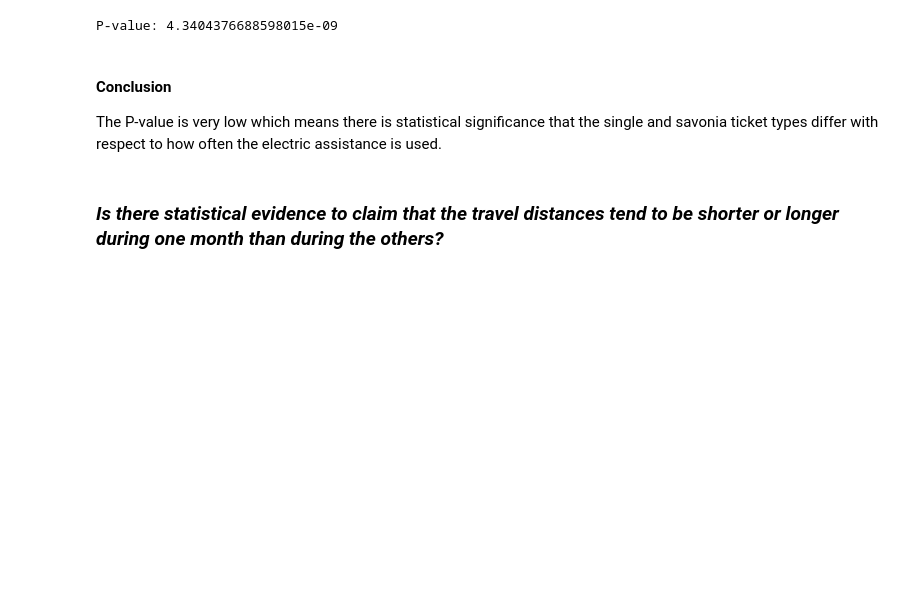
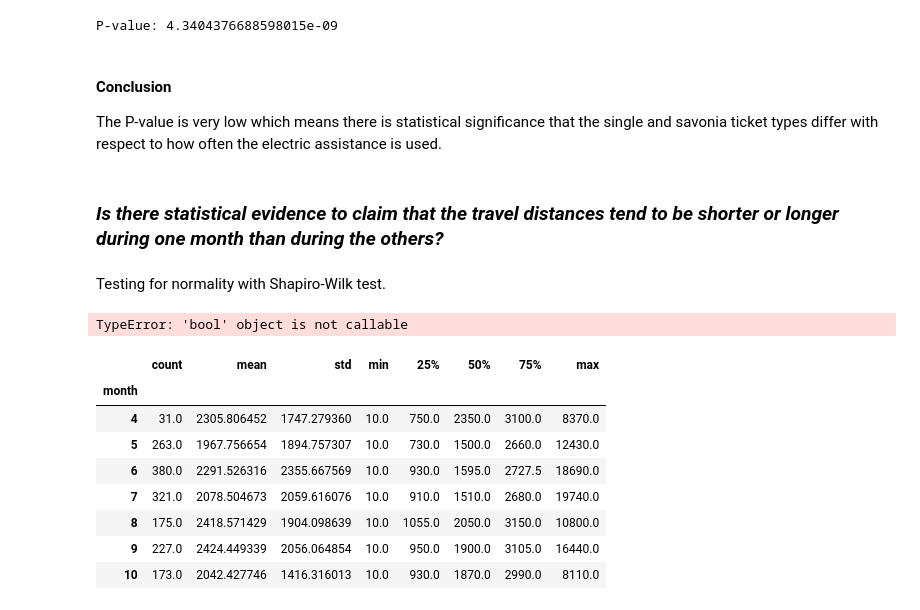
Before and after one commit to jhpyyk/data-analysis, a Jupyter notebook: statistical-data-analysis/project/bike_analysis.ipynb, the cells around one changed output. Saved outputs shown, nothing was run; the diff lists cells and outputs as text; code cells hidden in the pictures; blank space fills up the shorter version.

```diff
--- a/statistical-data-analysis/project/bike_analysis.ipynb
+++ b/statistical-data-analysis/project/bike_analysis.ipynb
@@ -428,3 +429,23 @@ P-value: 4.3404376688598015e-09
 The P-value is very low which means there is statistical significance that the single and savonia ticket types differ with respect to how often the electric assistance is used.
 # %% [markdown]
 ### *Is there statistical evidence to claim that the travel distances tend to be shorter or longer during one month than during the others?*
+# %% [markdown]
+Testing for normality with Shapiro-Wilk test.
+# %%
+grouped_month_distance = bike_data.groupby('month')['distance'].dropna()
+for name, group in grouped_month_distance:
+    print(sp.stats.shapiro(grouped_month_distance.get_group(name)))
+# %% [output]
+TypeError: 'bool' object is not callable
+# %%
+grouped_month_distance.describe()
+# %% [output]
+|  | count | mean | std | min | 25% | 50% | 75% | max |
+| month |  |  |  |  |  |  |  |  |
+| 4 | 31.0 | 2305.806452 | 1747.279360 | 10.0 | 750.0 | 2350.0 | 3100.0 | 8370.0 |
+| 5 | 263.0 | 1967.756654 | 1894.757307 | 10.0 | 730.0 | 1500.0 | 2660.0 | 12430.0 |
+| 6 | 380.0 | 2291.526316 | 2355.667569 | 10.0 | 930.0 | 1595.0 | 2727.5 | 18690.0 |
+| 7 | 321.0 | 2078.504673 | 2059.616076 | 10.0 | 910.0 | 1510.0 | 2680.0 | 19740.0 |
+| 8 | 175.0 | 2418.571429 | 1904.098639 | 10.0 | 1055.0 | 2050.0 | 3150.0 | 10800.0 |
+| 9 | 227.0 | 2424.449339 | 2056.064854 | 10.0 | 950.0 | 1900.0 | 3105.0 | 16440.0 |
+| 10 | 173.0 | 2042.427746 | 1416.316013 | 10.0 | 930.0 | 1870.0 | 2990.0 | 8110.0 |
```
Also changed, not shown: parts of 11 cells of this notebook.
